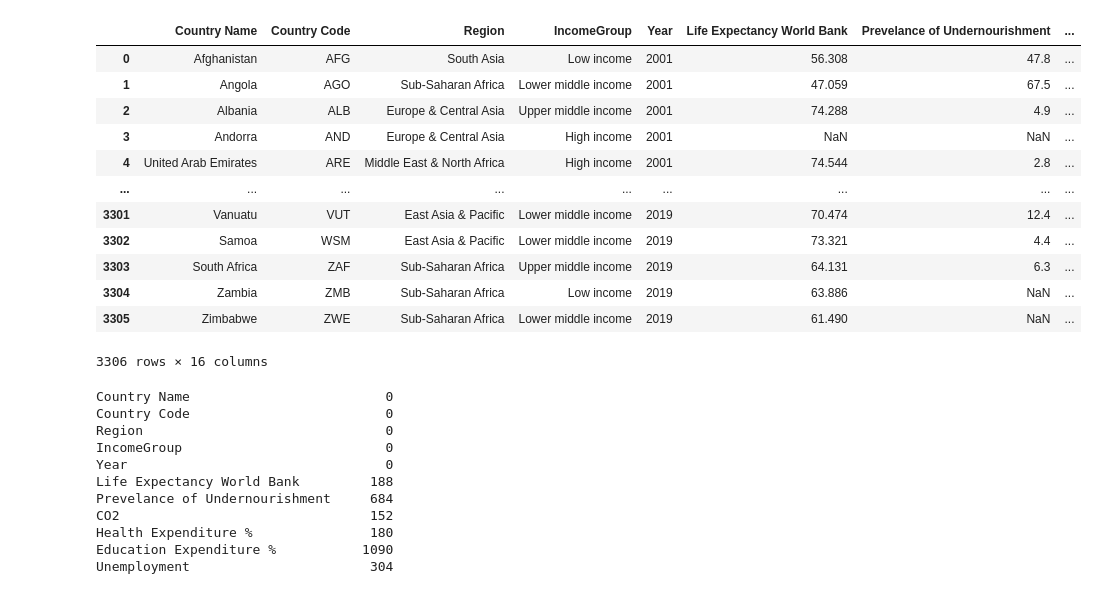
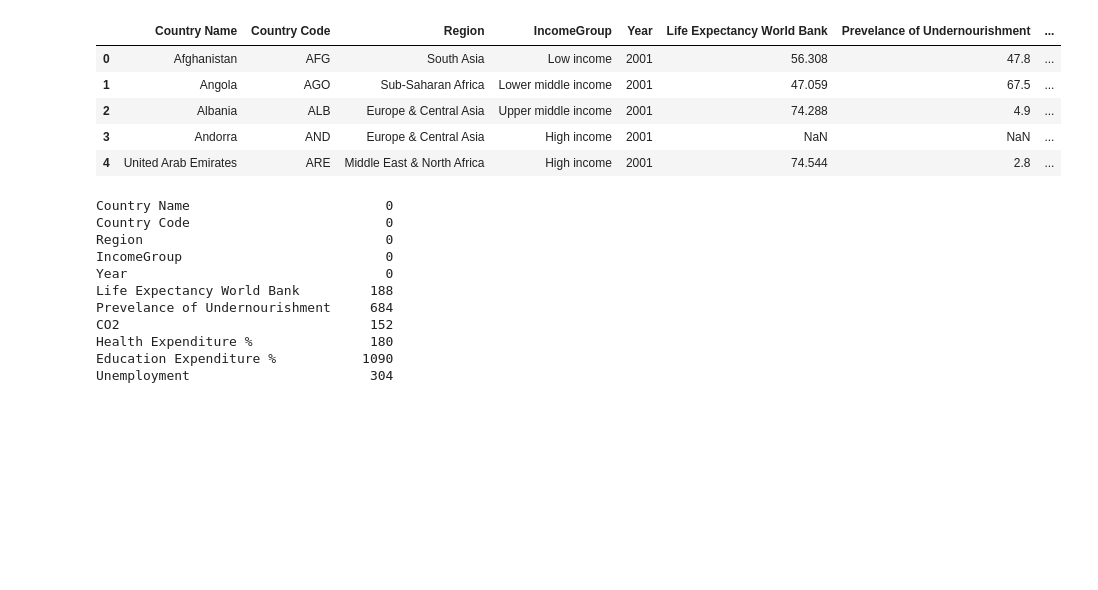
Before and after one commit to adinsa1/Data110, a Jupyter notebook: MultipleregAssefa.ipynb, the cells around one changed output. Drawn from its saved outputs; the diff is of its cells as text; code cells hidden in the pictures; blank space fills up the shorter version.

```diff
--- a/MultipleregAssefa.ipynb
+++ b/MultipleregAssefa.ipynb
@@ -11,21 +11,14 @@ from sklearn.model_selection import train_test_split
 # %%
 #
 df = pd.read_csv('https://raw.githubusercontent.com/adinsa1/Data110/main/Dataset/life_exp_kaggle_full.csv')
-df
+df.head()
 # %% [output]
 |  | Country Name | Country Code | Region | IncomeGroup | Year | Life Expectancy World Bank | Prevelance of Undernourishment | ... |
 | 0 | Afghanistan | AFG | South Asia | Low income | 2001 | 56.308 | 47.8 | ... |
 | 1 | Angola | AGO | Sub-Saharan Africa | Lower middle income | 2001 | 47.059 | 67.5 | ... |
 | 2 | Albania | ALB | Europe & Central Asia | Upper middle income | 2001 | 74.288 | 4.9 | ... |
 | 3 | Andorra | AND | Europe & Central Asia | High income | 2001 | NaN | NaN | ... |
 | 4 | United Arab Emirates | ARE | Middle East & North Africa | High income | 2001 | 74.544 | 2.8 | ... |
-| ... | ... | ... | ... | ... | ... | ... | ... | ... |
-| 3301 | Vanuatu | VUT | East Asia & Pacific | Lower middle income | 2019 | 70.474 | 12.4 | ... |
-| 3302 | Samoa | WSM | East Asia & Pacific | Lower middle income | 2019 | 73.321 | 4.4 | ... |
-| 3303 | South Africa | ZAF | Sub-Saharan Africa | Upper middle income | 2019 | 64.131 | 6.3 | ... |
-| 3304 | Zambia | ZMB | Sub-Saharan Africa | Low income | 2019 | 63.886 | NaN | ... |
-| 3305 | Zimbabwe | ZWE | Sub-Saharan Africa | Lower middle income | 2019 | 61.490 | NaN | ... |
-3306 rows × 16 columns
 # %%
 #
 df.isnull().sum()
```
Also changed, not shown: parts of 3 cells of this notebook.
